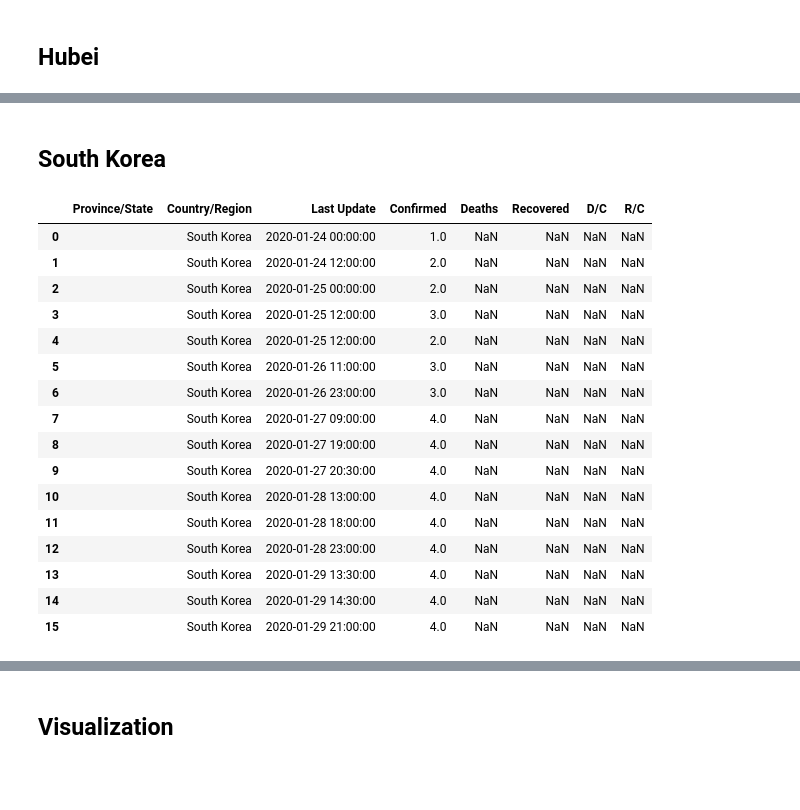
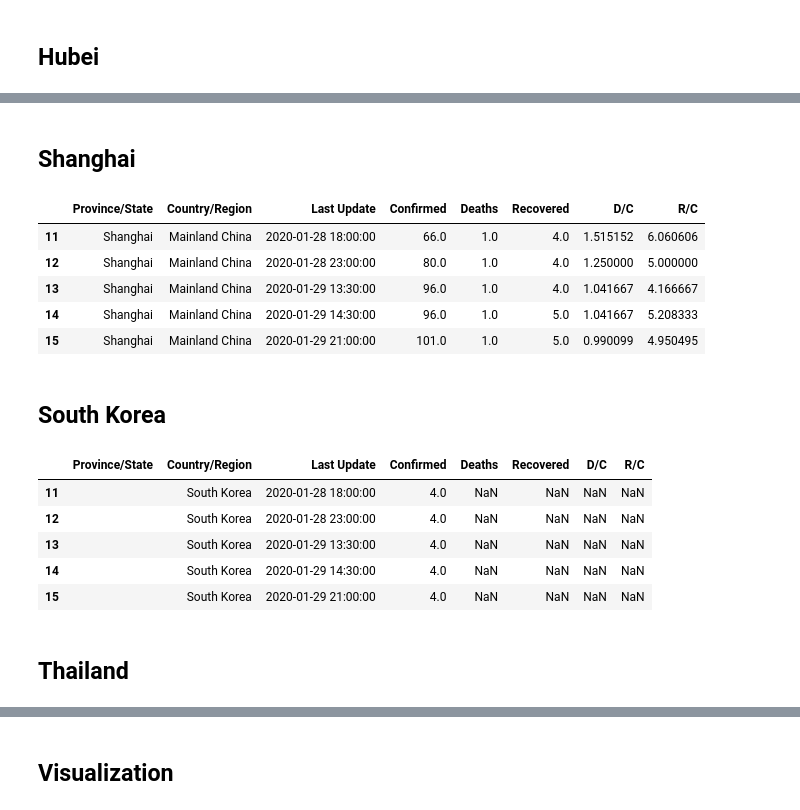
Before and after one commit to WooilJeong/novel_coronavirus, a Jupyter notebook: novel_corona_virus.ipynb, the cells around one changed output, grey strips where cells are left out. Drawn from its saved outputs; the diff is of its cells as text; code cells hidden in the pictures; blank space fills up the shorter version.

```diff
--- a/novel_corona_virus.ipynb
+++ b/novel_corona_virus.ipynb
@@ -401,25 +319,29 @@ Hubei
 | 13 | Hubei | Mainland China | 2020-01-29 13:30:00 | 3554.0 | 125.0 | 80.0 | 3.517164 | 2.250985 |
 | 14 | Hubei | Mainland China | 2020-01-29 14:30:00 | 3554.0 | 125.0 | 88.0 | 3.517164 | 2.476083 |
 | 15 | Hubei | Mainland China | 2020-01-29 21:00:00 | 4586.0 | 162.0 | 90.0 | 3.532490 | 1.962495 |
+# %% [markdown]
+## Shanghai
+# %%
+Shanghai = Mainland_China[Mainland_China['Province/State']=='Shanghai']
+Shanghai.index = range(len(Shanghai))
+Shanghai.tail()
+# %% [output]
+|  | Province/State | Country/Region | Last Update | Confirmed | Deaths | Recovered | D/C | R/C |
+| 11 | Shanghai | Mainland China | 2020-01-28 18:00:00 | 66.0 | 1.0 | 4.0 | 1.515152 | 6.060606 |
+| 12 | Shanghai | Mainland China | 2020-01-28 23:00:00 | 80.0 | 1.0 | 4.0 | 1.250000 | 5.000000 |
+| 13 | Shanghai | Mainland China | 2020-01-29 13:30:00 | 96.0 | 1.0 | 4.0 | 1.041667 | 4.166667 |
+| 14 | Shanghai | Mainland China | 2020-01-29 14:30:00 | 96.0 | 1.0 | 5.0 | 1.041667 | 5.208333 |
+| 15 | Shanghai | Mainland China | 2020-01-29 21:00:00 | 101.0 | 1.0 | 5.0 | 0.990099 | 4.950495 |
 # %% [markdown]
 ## South Korea
 # %%
-South_Korea
+South_Korea.tail()
 # %% [output]
 |  | Province/State | Country/Region | Last Update | Confirmed | Deaths | Recovered | D/C | R/C |
-| 0 |  | South Korea | 2020-01-24 00:00:00 | 1.0 | NaN | NaN | NaN | NaN |
-| 1 |  | South Korea | 2020-01-24 12:00:00 | 2.0 | NaN | NaN | NaN | NaN |
-| 2 |  | South Korea | 2020-01-25 00:00:00 | 2.0 | NaN | NaN | NaN | NaN |
-| 3 |  | South Korea | 2020-01-25 12:00:00 | 3.0 | NaN | NaN | NaN | NaN |
-| 4 |  | South Korea | 2020-01-25 12:00:00 | 2.0 | NaN | NaN | NaN | NaN |
-| 5 |  | South Korea | 2020-01-26 11:00:00 | 3.0 | NaN | NaN | NaN | NaN |
-| 6 |  | South Korea | 2020-01-26 23:00:00 | 3.0 | NaN | NaN | NaN | NaN |
-| 7 |  | South Korea | 2020-01-27 09:00:00 | 4.0 | NaN | NaN | NaN | NaN |
-| 8 |  | South Korea | 2020-01-27 19:00:00 | 4.0 | NaN | NaN | NaN | NaN |
-| 9 |  | South Korea | 2020-01-27 20:30:00 | 4.0 | NaN | NaN | NaN | NaN |
-| 10 |  | South Korea | 2020-01-28 13:00:00 | 4.0 | NaN | NaN | NaN | NaN |
 | 11 |  | South Korea | 2020-01-28 18:00:00 | 4.0 | NaN | NaN | NaN | NaN |
 | 12 |  | South Korea | 2020-01-28 23:00:00 | 4.0 | NaN | NaN | NaN | NaN |
 | 13 |  | South Korea | 2020-01-29 13:30:00 | 4.0 | NaN | NaN | NaN | NaN |
 | 14 |  | South Korea | 2020-01-29 14:30:00 | 4.0 | NaN | NaN | NaN | NaN |
 | 15 |  | South Korea | 2020-01-29 21:00:00 | 4.0 | NaN | NaN | NaN | NaN |
+# %% [markdown]
+## Thailand
```
Also changed, not shown: parts of 15 cells of this notebook.
